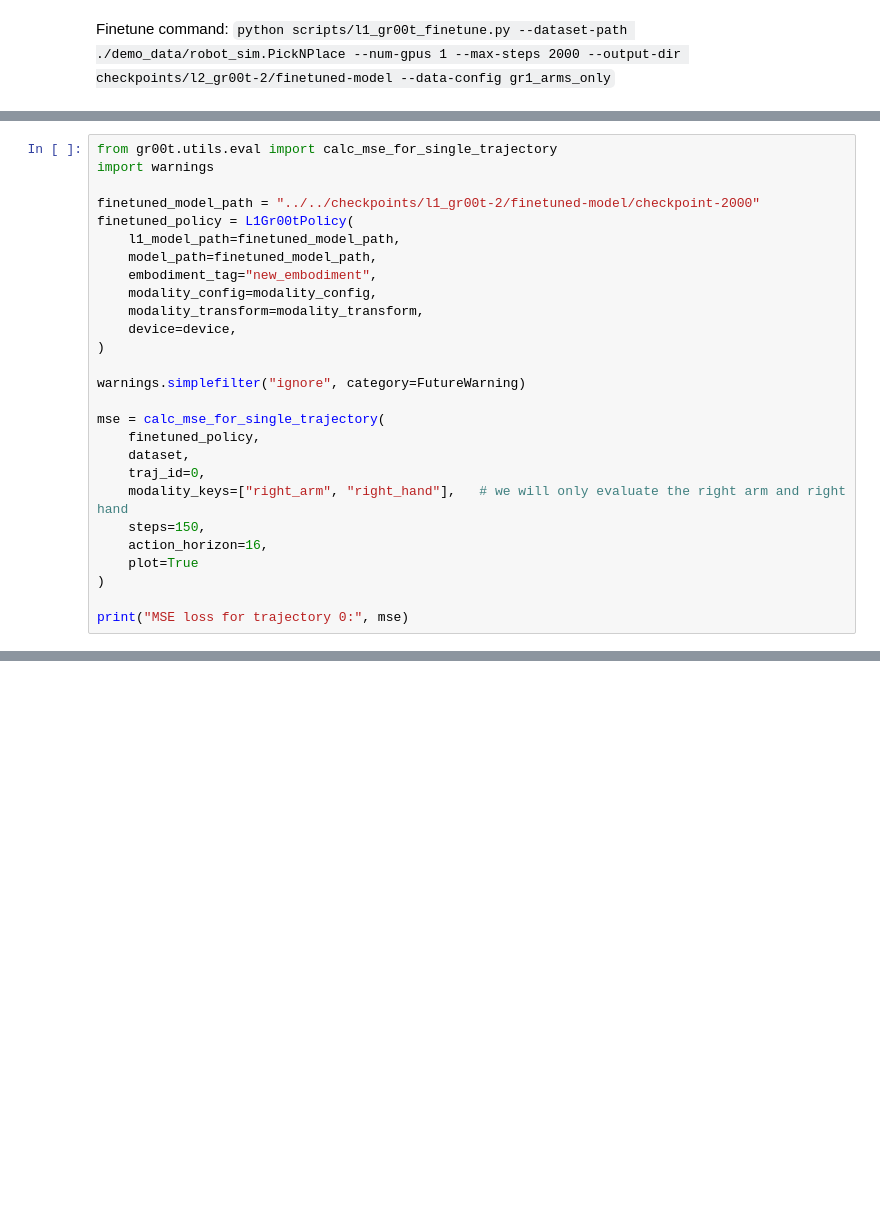
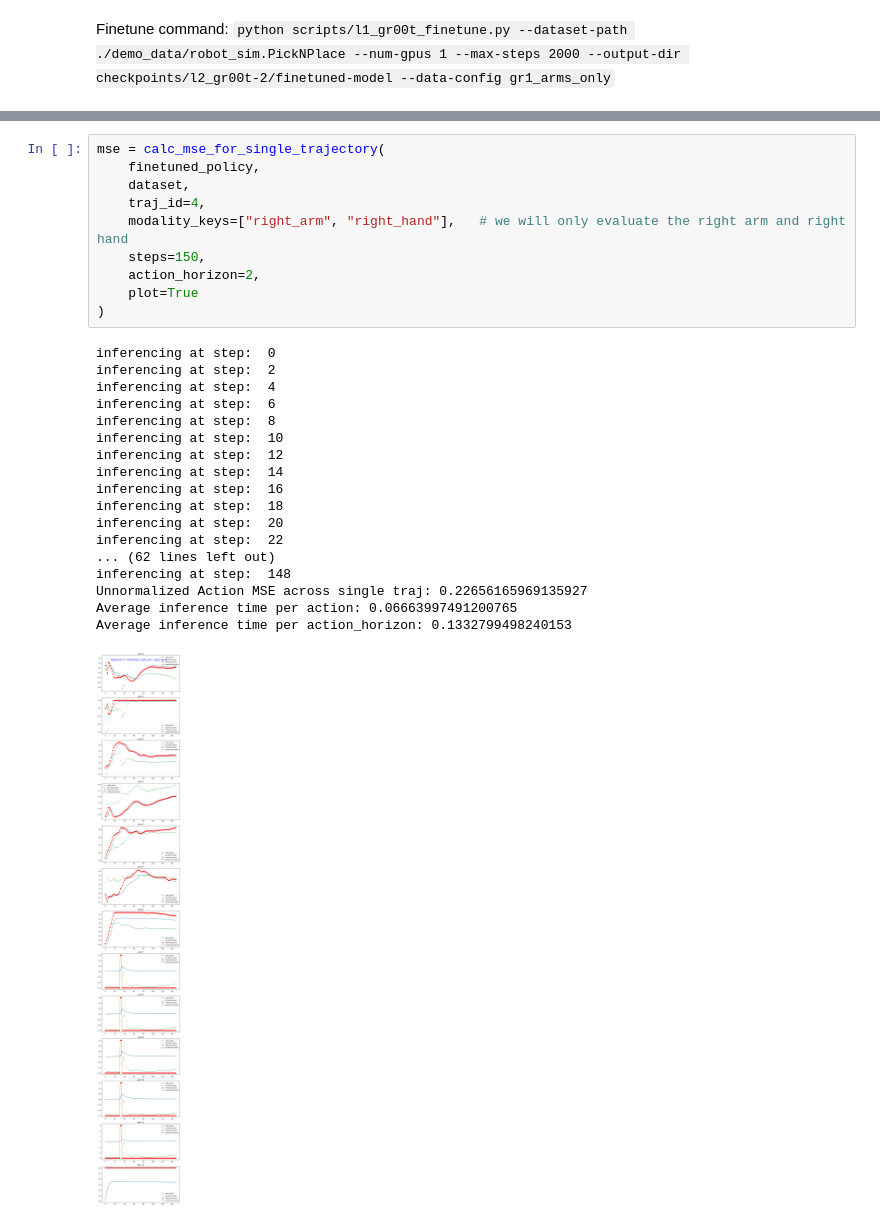
Before and after one commit to LR-AI-Labs/Isaac-GR00T, a Jupyter notebook: getting_started/l1_gr00t/finetune_l1_policy.ipynb, the cells around one changed output, grey strips where cells are left out. Drawn from its saved outputs; the diff is of its cells as text; blank space fills up the shorter version.

```diff
--- a/getting_started/l1_gr00t/finetune_l1_policy.ipynb
+++ b/getting_started/l1_gr00t/finetune_l1_policy.ipynb
@@ -245,27 +209,0 @@ del finetuned_policy
-# %%
-from gr00t.utils.eval import calc_mse_for_single_trajectory
-import warnings
-
-finetuned_model_path = "../../checkpoints/l1_gr00t-2/finetuned-model/checkpoint-2000"
-finetuned_policy = L1Gr00tPolicy(
-    l1_model_path=finetuned_model_path,
-    model_path=finetuned_model_path,
-    embodiment_tag="new_embodiment",
-    modality_config=modality_config,
-    modality_transform=modality_transform,
-    device=device,
-)
-
-warnings.simplefilter("ignore", category=FutureWarning)
-
-mse = calc_mse_for_single_trajectory(
-    finetuned_policy,
-    dataset,
-    traj_id=0,
-    modality_keys=["right_arm", "right_hand"],   # we will only evaluate the right arm and right hand
-    steps=150,
-    action_horizon=16,
-    plot=True
-)
-
-print("MSE loss for trajectory 0:", mse)
@@ -300,0 +210,29 @@ MSE loss for trajectory 0: 0.019976794601805695
+# %%
+mse = calc_mse_for_single_trajectory(
+    finetuned_policy,
+    dataset,
+    traj_id=4,
+    modality_keys=["right_arm", "right_hand"],   # we will only evaluate the right arm and right hand
+    steps=150,
+    action_horizon=2,
+    plot=True
+)
+# %% [output]
+inferencing at step:  0
+inferencing at step:  2
+inferencing at step:  4
+inferencing at step:  6
+inferencing at step:  8
+inferencing at step:  10
+inferencing at step:  12
+inferencing at step:  14
+inferencing at step:  16
+inferencing at step:  18
+inferencing at step:  20
+inferencing at step:  22
+... (62 lines left out)
+inferencing at step:  148
+Unnormalized Action MSE across single traj: 0.22656165969135927
+Average inference time per action: 0.06663997491200765
+Average inference time per action_horizon: 0.1332799498240153
+[figure, added]
```
Also changed, not shown: parts of 10 cells of this notebook, 6 other files.
